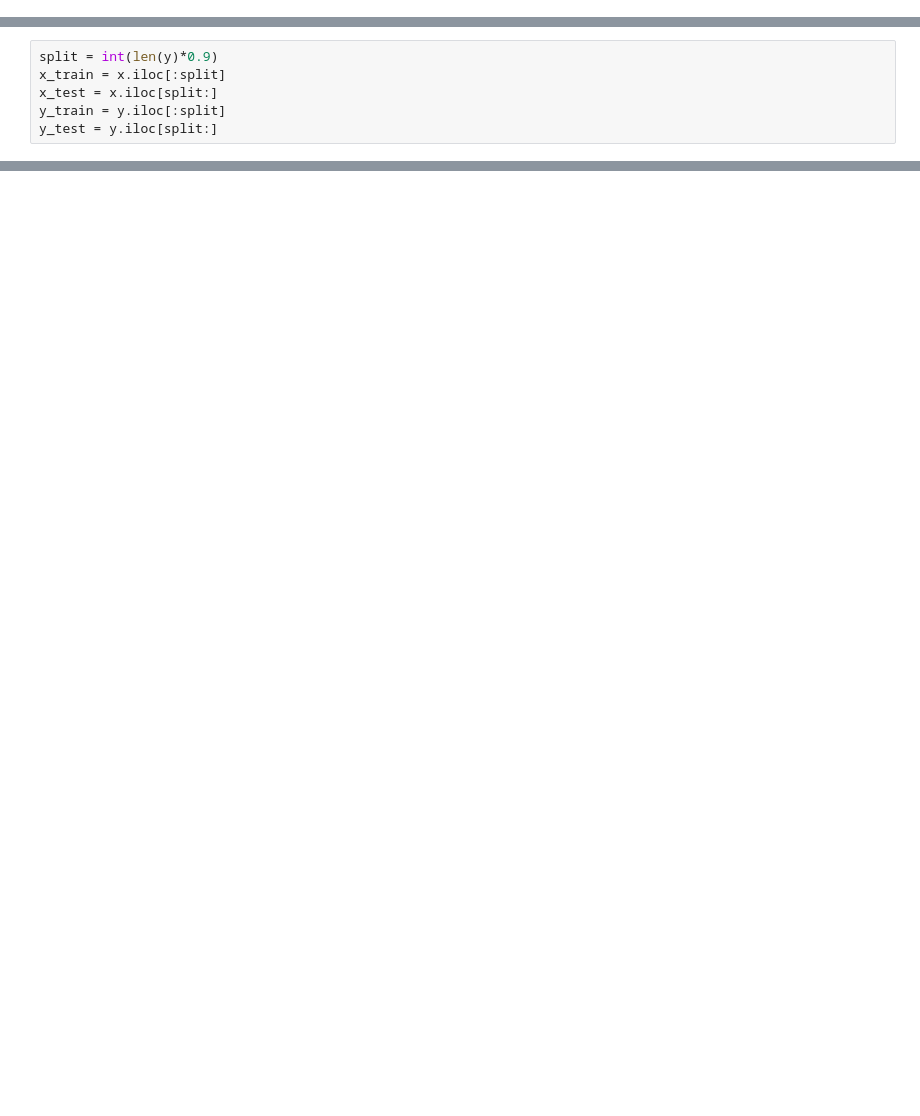
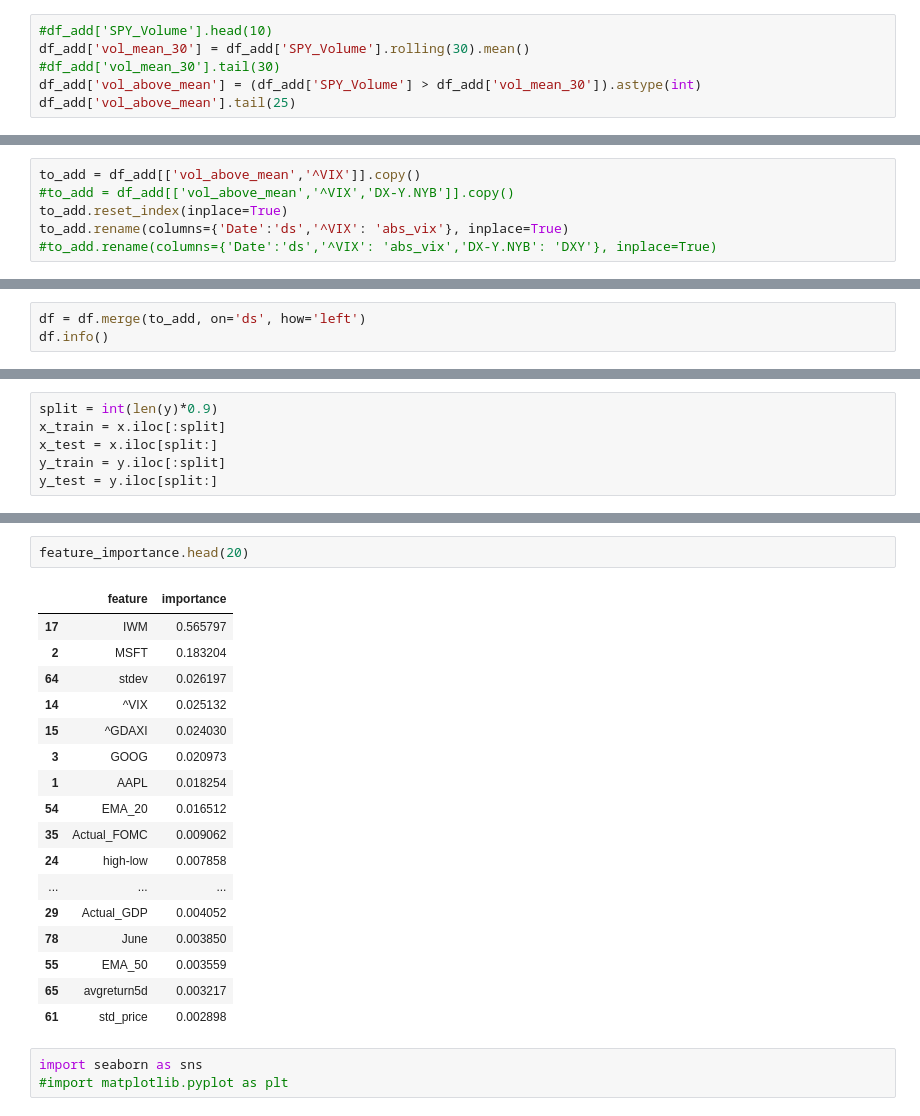
Before and after one commit to omerkobi/project-stock_Return, a Jupyter notebook: testing_area.ipynb, the cells around one changed output, grey strips where cells are left out. Cells and saved outputs as stored; diff of their text form; blank space fills up the shorter version.

```diff
--- a/testing_area.ipynb
+++ b/testing_area.ipynb
@@ -69,0 +194,6 @@ memory usage: 618.7 KB
+# %%
+#df_add['SPY_Volume'].head(10)
+df_add['vol_mean_30'] = df_add['SPY_Volume'].rolling(30).mean()
+#df_add['vol_mean_30'].tail(30)
+df_add['vol_above_mean'] = (df_add['SPY_Volume'] > df_add['vol_mean_30']).astype(int)
+df_add['vol_above_mean'].tail(25)
@@ -69,0 +223,6 @@ memory usage: 618.7 KB
+# %%
+to_add = df_add[['vol_above_mean','^VIX']].copy()
+#to_add = df_add[['vol_above_mean','^VIX','DX-Y.NYB']].copy()
+to_add.reset_index(inplace=True)
+to_add.rename(columns={'Date':'ds','^VIX': 'abs_vix'}, inplace=True)
+#to_add.rename(columns={'Date':'ds','^VIX': 'abs_vix','DX-Y.NYB': 'DXY'}, inplace=True)
@@ -69,0 +242,3 @@ memory usage: 618.7 KB
+# %%
+df = df.merge(to_add, on='ds', how='left')
+df.info()
@@ -97,0 +402,23 @@ y_test = y.iloc[split:]
+# %%
+feature_importance.head(20)
+# %% [output]
+|  | feature | importance |
+| 17 | IWM | 0.565797 |
+| 2 | MSFT | 0.183204 |
+| 64 | stdev | 0.026197 |
+| 14 | ^VIX | 0.025132 |
+| 15 | ^GDAXI | 0.024030 |
+| 3 | GOOG | 0.020973 |
+| 1 | AAPL | 0.018254 |
+| 54 | EMA_20 | 0.016512 |
+| 35 | Actual_FOMC | 0.009062 |
+| 24 | high-low | 0.007858 |
+| ... | ... | ... |
+| 29 | Actual_GDP | 0.004052 |
+| 78 | June | 0.003850 |
+| 55 | EMA_50 | 0.003559 |
+| 65 | avgreturn5d | 0.003217 |
+| 61 | std_price | 0.002898 |
+# %%
+import seaborn as sns
+#import matplotlib.pyplot as plt
```
Also changed, not shown: parts of 52 cells of this notebook, 10 other files.
